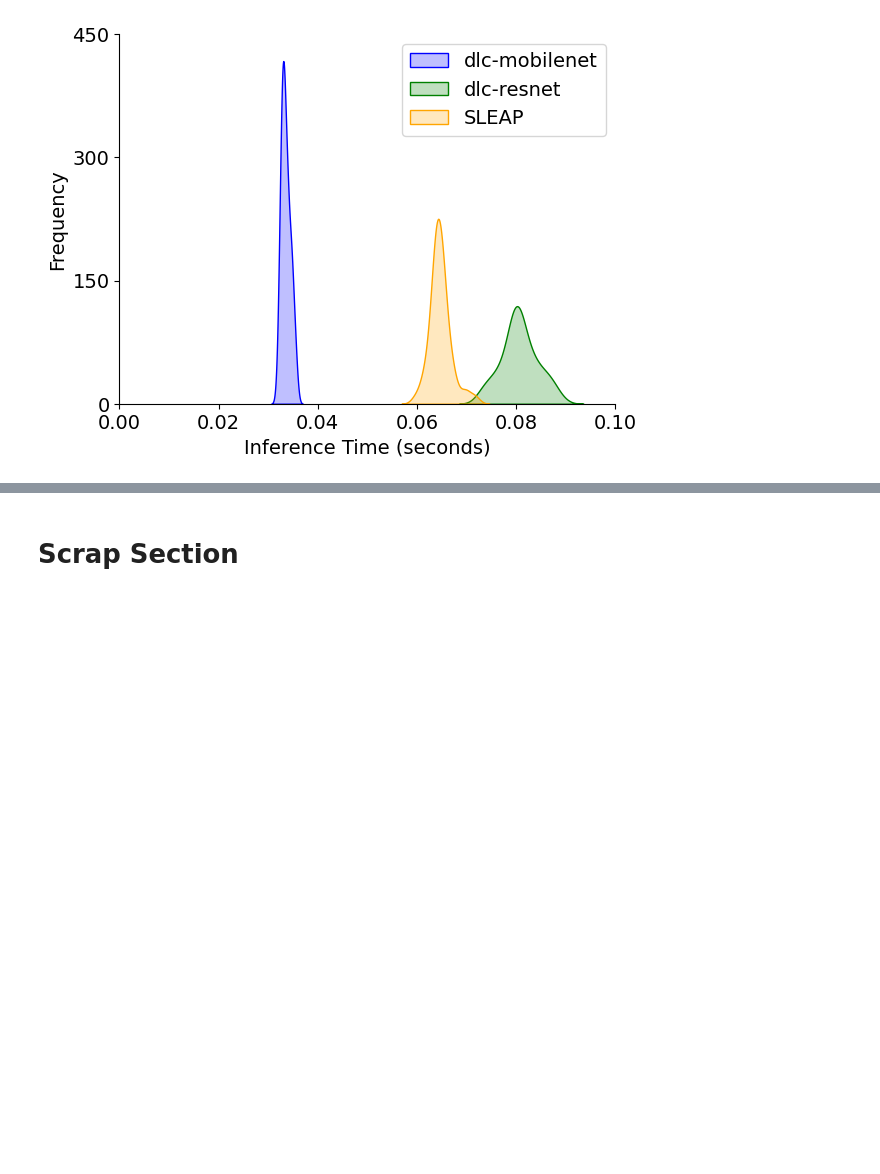
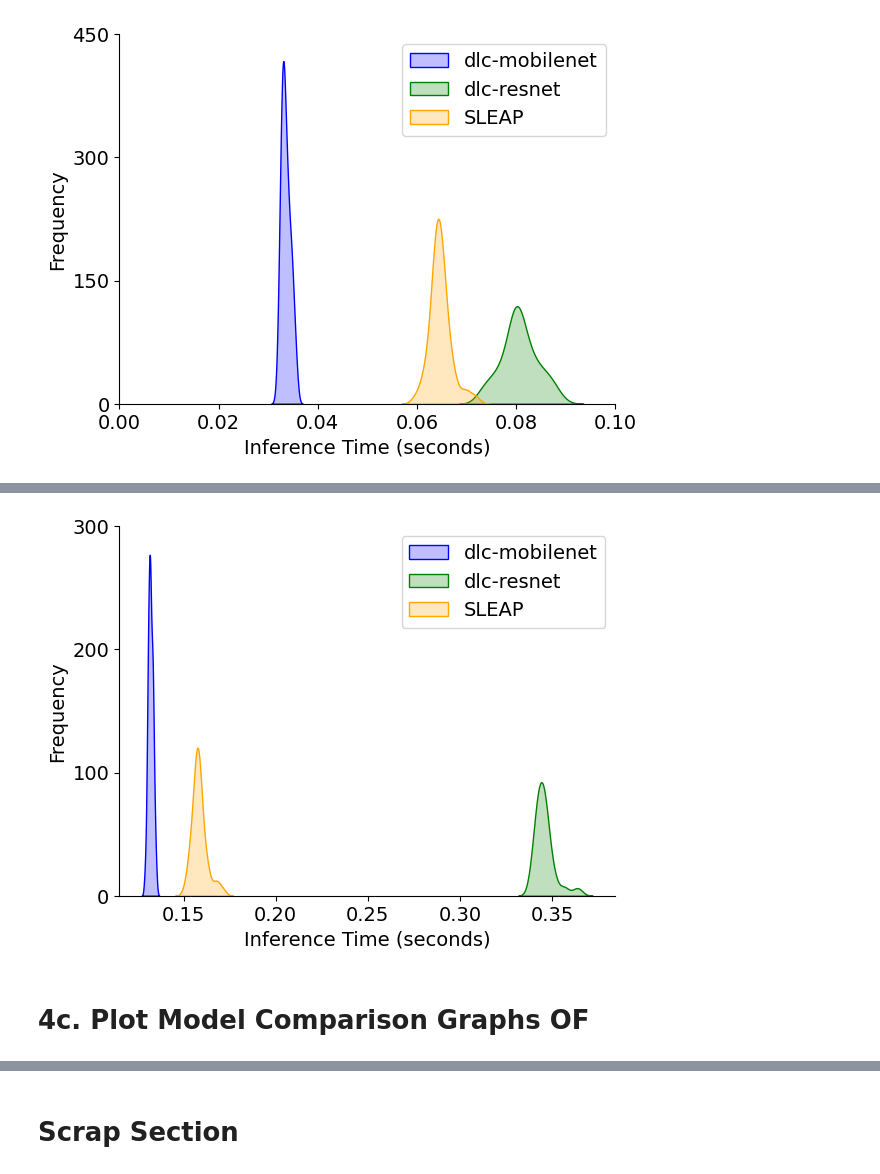
Before and after one commit to bsbrl/General_Helper_Codes, a Jupyter notebook: Model_Evaluation/Model_Evaluation_Plots.ipynb, the cells around one changed output, grey strips where cells are left out. Cells and saved outputs as stored; diff of their text form; code cells hidden in the pictures; blank space fills up the shorter version.

```diff
--- a/Model_Evaluation/Model_Evaluation_Plots.ipynb
+++ b/Model_Evaluation/Model_Evaluation_Plots.ipynb
@@ -234,0 +242,5 @@ WARNING:matplotlib.backends.backend_ps:The PostScript backend does not support t
+# %%
+# Import csv files for inference time comparisons
+dlc_r_it = pd.read_csv("/Data/" + prefix + m1_r + b2 + suffix2)
+dlc_m_it = pd.read_csv("/Data/" + prefix + m1_m + b2 + suffix2)
+SLEAP_it = pd.read_csv("/Data/" + prefix + m2 + b2 + suffix2)
@@ -234,0 +299,39 @@ WARNING:matplotlib.backends.backend_ps:The PostScript backend does not support t
+# %%
+# COMPILE AND PLOT INFERENCE TIME DATA
+
+mobilenet_it = list(dlc_m_it['Inference Time (seconds)'])
+resnet_it = list(dlc_r_it['Inference Time (seconds)'])
+SLEAP_it = list(SLEAP_it['Inference Time (seconds)'])
+
+frame_count = list(dlc_m_it['Unnamed: 0'])
+# %%
+# Plot inference time distribution
+
+fig = plt.figure()
+ax1 = fig.add_subplot(111)
+
+# ax1.hist(mobilenet_it, alpha=0.5, color='blue', label='dlc-mobilenet', bins=50)
+# ax1.hist(resnet_it, alpha=0.5, color='green', label='dlc-resnet', bins=50)
+# ax1.hist(SLEAP_it, alpha=0.5, color='orange', label='SLEAP', bins=50)
+
+sns.kdeplot(mobilenet_it, label='dlc-mobilenet', fill=True, color='blue')
+sns.kdeplot(resnet_it, label='dlc-resnet', fill=True, color='green')
+sns.kdeplot(SLEAP_it, label='SLEAP', fill=True, color='orange')
+
+xtick_loc = [0, 0.02, 0.04, 0.06, 0.08, 0.10]
+# ax1.set_xticks(xtick_loc)
+
+ytick_loc = [0, 100, 200, 300]
+ax1.set_yticks(ytick_loc)
+
+plt.xlabel('Inference Time (seconds)')
+plt.ylabel('Frequency')
+# plt.title('Histogram of Inference Times for Computer Vision Models')
+plt.legend()
+
+# Save figure to disk
+model_name = "BM_Inference_Time"
+plt.savefig("/Data/Plots/" + model_name + ".eps")
+
+plt.show()
+# %% [output]
@@ -234,0 +339,3 @@ WARNING:matplotlib.backends.backend_ps:The PostScript backend does not support t
+[figure, added]
+# %% [markdown]
+# 4c. Plot Model Comparison Graphs OF
```
Also changed, not shown: parts of 11 cells of this notebook.
